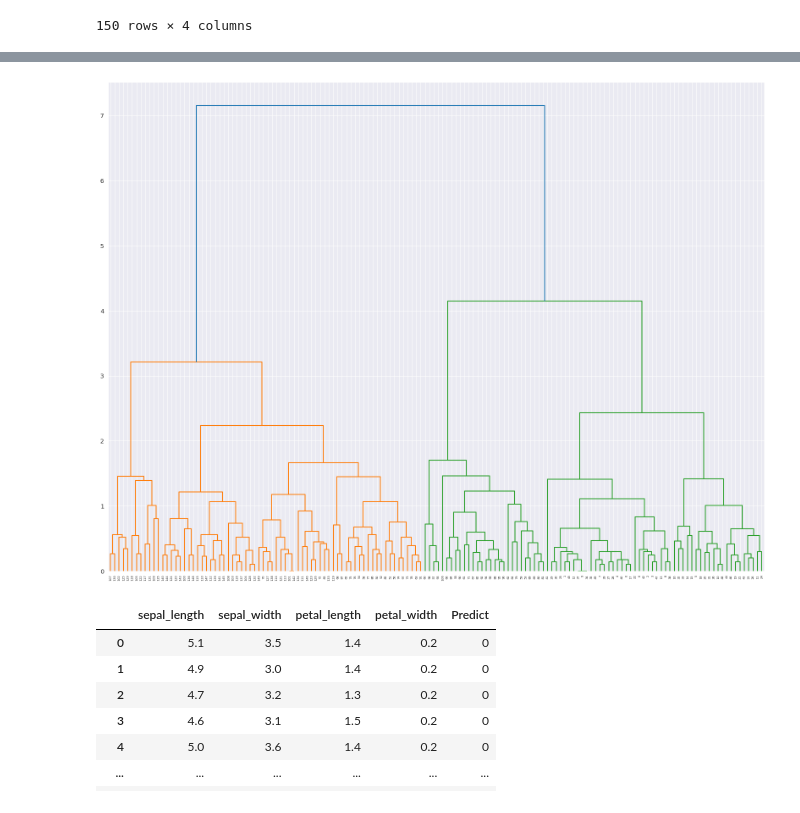
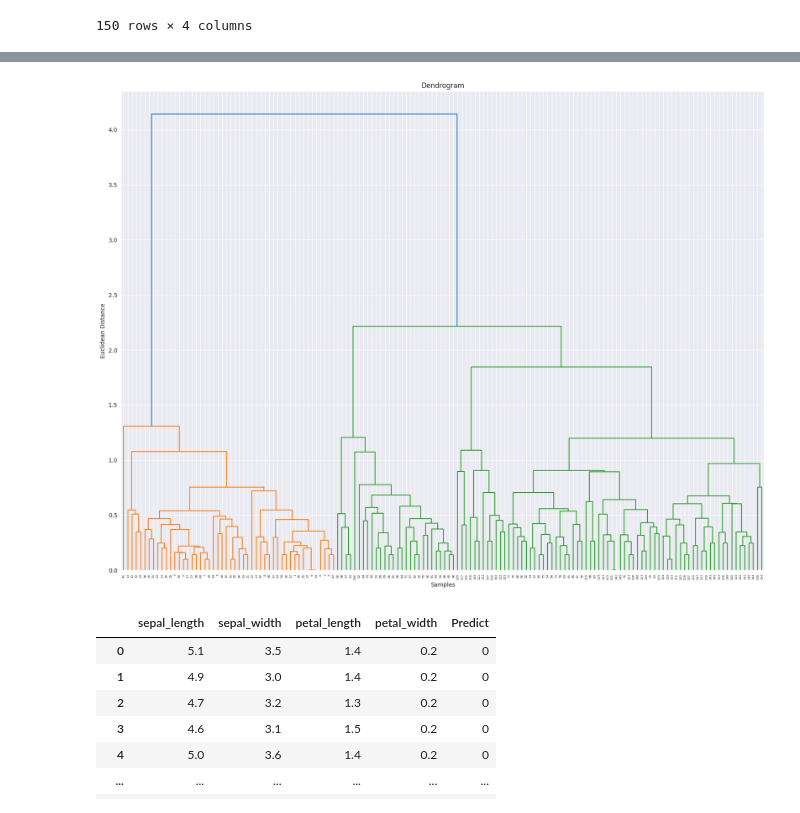
Before and after one commit to HammadAli08/UnSupervied-Learning, a Jupyter notebook: Clustring/Heirarchical Clustring.ipynb, the cells around one changed output, grey strips where cells are left out. Cells and saved outputs as stored; diff of their text form; code cells hidden in the pictures.

```diff
--- a/Clustring/Heirarchical Clustring.ipynb
+++ b/Clustring/Heirarchical Clustring.ipynb
@@ -34,9 +36,13 @@ plt.show()
 # %%
 plt.figure(figsize=(20,15))
-sch.dendrogram(sch.linkage(data,method='complete',metric='euclidean'))
+sch.dendrogram(sch.linkage(data,method='average',metric='euclidean'))
+plt.title('Dendrogram')
+plt.xlabel('Samples')
+plt.ylabel('Euclidean Distance')
+plt.grid(True)
 plt.show()
 # %% [output]
-[figure, old version]
+[figure, new version]
 # %%
 from sklearn.cluster import AgglomerativeClustering
 # %%
```
Also changed, not shown: parts of 3 cells of this notebook.
